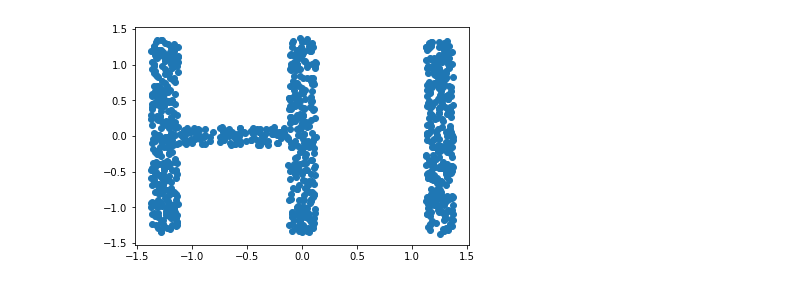
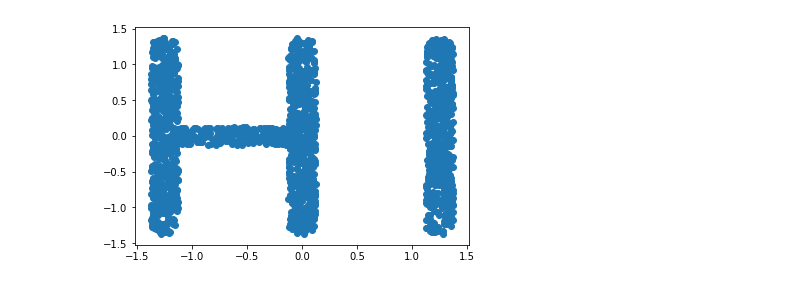
Before and after one commit to unixpickle/ddim, a Jupyter notebook: 2d_distribution.ipynb, the cells around one changed output. Drawn from its saved outputs; the diff is of its cells as text; code cells hidden in the pictures.

```diff
--- a/2d_distribution.ipynb
+++ b/2d_distribution.ipynb
@@ -30,10 +30,10 @@ def generate_data(batch_size):
         results.append(generate_rejection_samples())
     return (np.concatenate(results, axis=0)[:batch_size] - np.array([0.5, 0.5])) * 2.5
 # %%
-data = generate_data(1000)
+data = generate_data(2000)
 plt.scatter(data[:, 0], data[:, 1])
 plt.show()
 # %% [output]
-[figure, old version]
+[figure, new version]
 # %%
 diffusion = Diffusion(create_alpha_schedule(num_steps=100))
```
Also changed, not shown: parts of 4 cells of this notebook, 1 other file.
